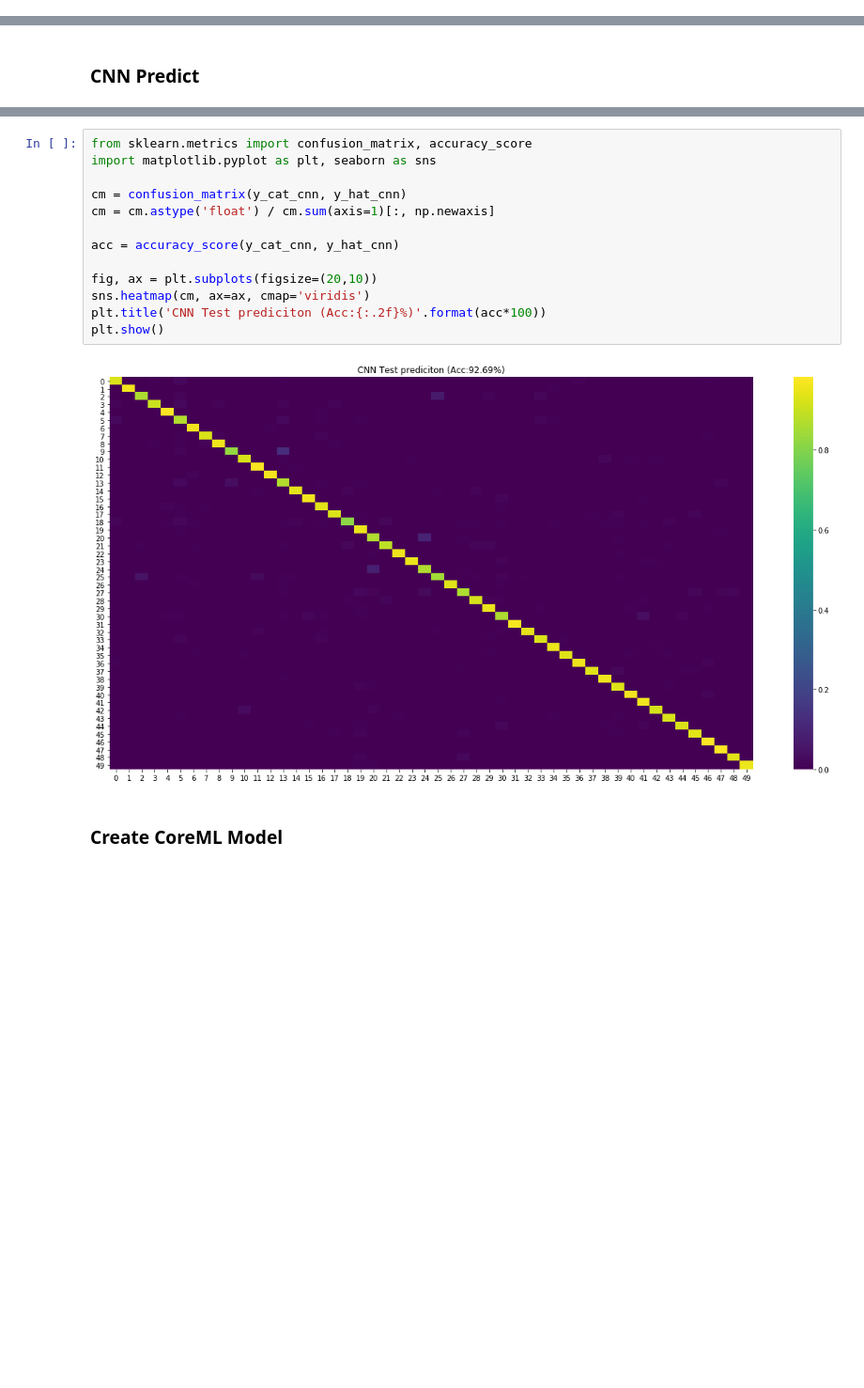
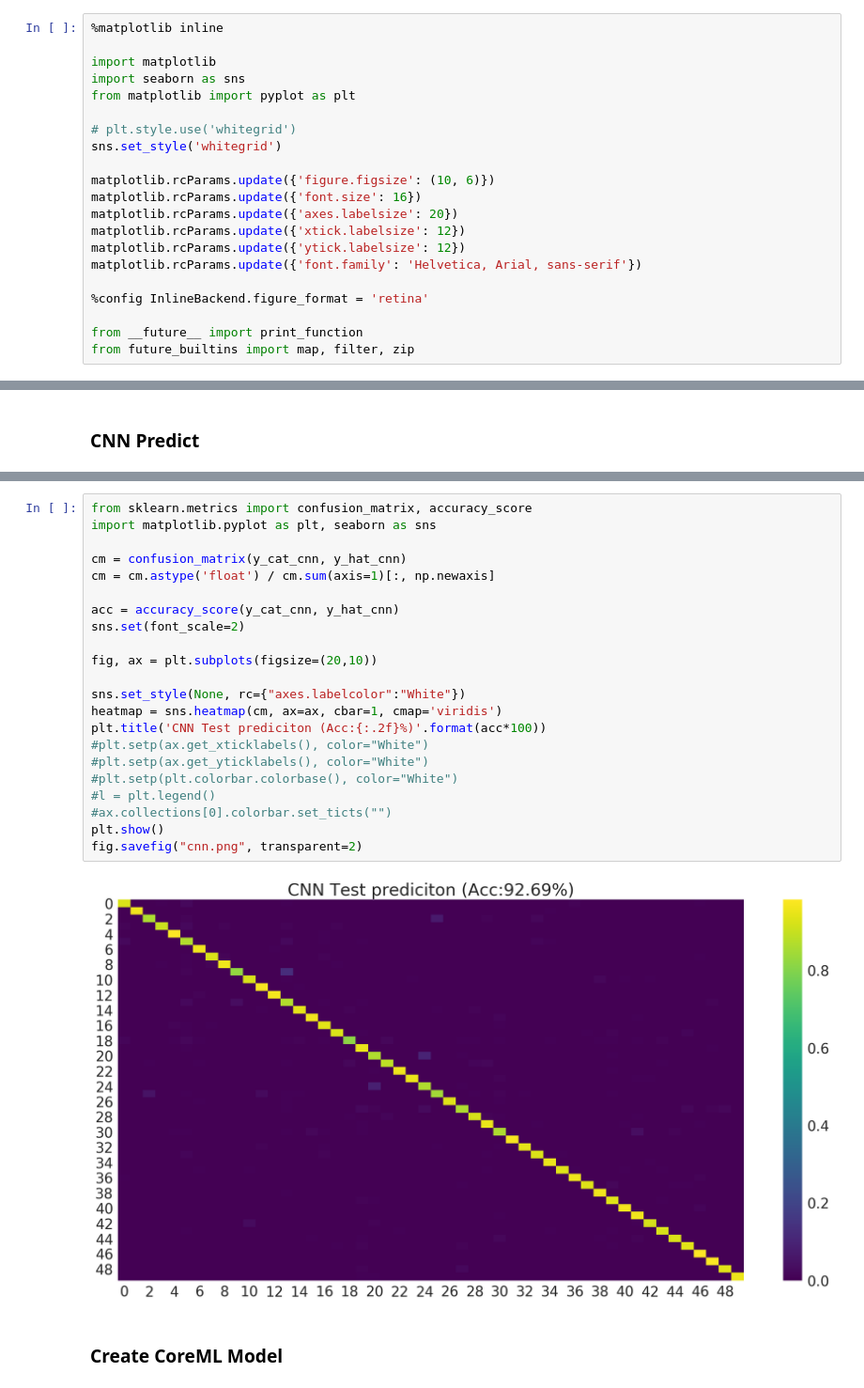
Before and after one commit to smu-mobile-2017/7-Pictionary-CoreML, a Jupyter notebook: coreml-final.ipynb, the cells around one changed output, grey strips where cells are left out. Shown at 94% size. Drawn from its saved outputs; the diff is of its cells as text; blank space fills up the shorter version.

```diff
--- a/coreml-final.ipynb
+++ b/coreml-final.ipynb
@@ -6,3 +1,24 @@ from future_builtins import map, filter, zip
+# %%
+%matplotlib inline
+
+import matplotlib
+import seaborn as sns
+from matplotlib import pyplot as plt
+
+# plt.style.use('whitegrid')
+sns.set_style('whitegrid')
+
+matplotlib.rcParams.update({'figure.figsize': (10, 6)})
+matplotlib.rcParams.update({'font.size': 16})
+matplotlib.rcParams.update({'axes.labelsize': 20})
+matplotlib.rcParams.update({'xtick.labelsize': 12})
+matplotlib.rcParams.update({'ytick.labelsize': 12})
+matplotlib.rcParams.update({'font.family': 'Helvetica, Arial, sans-serif'})
+
+%config InlineBackend.figure_format = 'retina'
+
+from __future__ import print_function
+from future_builtins import map, filter, zip
 # %%
 import tensorflow as tf
 import keras
@@ -315,18 +335,27 @@ y_hat_cnn = np.argmax(model.predict(X_test_cnn), axis=1)
 # %%
 from sklearn.metrics import confusion_matrix, accuracy_score
 import matplotlib.pyplot as plt, seaborn as sns
 
 cm = confusion_matrix(y_cat_cnn, y_hat_cnn)
 cm = cm.astype('float') / cm.sum(axis=1)[:, np.newaxis]
 
 acc = accuracy_score(y_cat_cnn, y_hat_cnn)
+sns.set(font_scale=2)
 
 fig, ax = plt.subplots(figsize=(20,10))
-sns.heatmap(cm, ax=ax, cmap='viridis')
+
+sns.set_style(None, rc={"axes.labelcolor":"White"})
+heatmap = sns.heatmap(cm, ax=ax, cbar=1, cmap='viridis')
 plt.title('CNN Test prediciton (Acc:{:.2f}%)'.format(acc*100))
+#plt.setp(ax.get_xticklabels(), color="White")
+#plt.setp(ax.get_yticklabels(), color="White")
+#plt.setp(plt.colorbar.colorbase(), color="White")
+#l = plt.legend()
+#ax.collections[0].colorbar.set_ticts("")
 plt.show()
+fig.savefig("cnn.png", transparent=2)
 # %% [output]
-[figure, old version]
+[figure, new version]
 # %% [markdown]
 ### Create CoreML Model
 # %%
```
Also changed, not shown: parts of 2 cells of this notebook, 3 other files.
